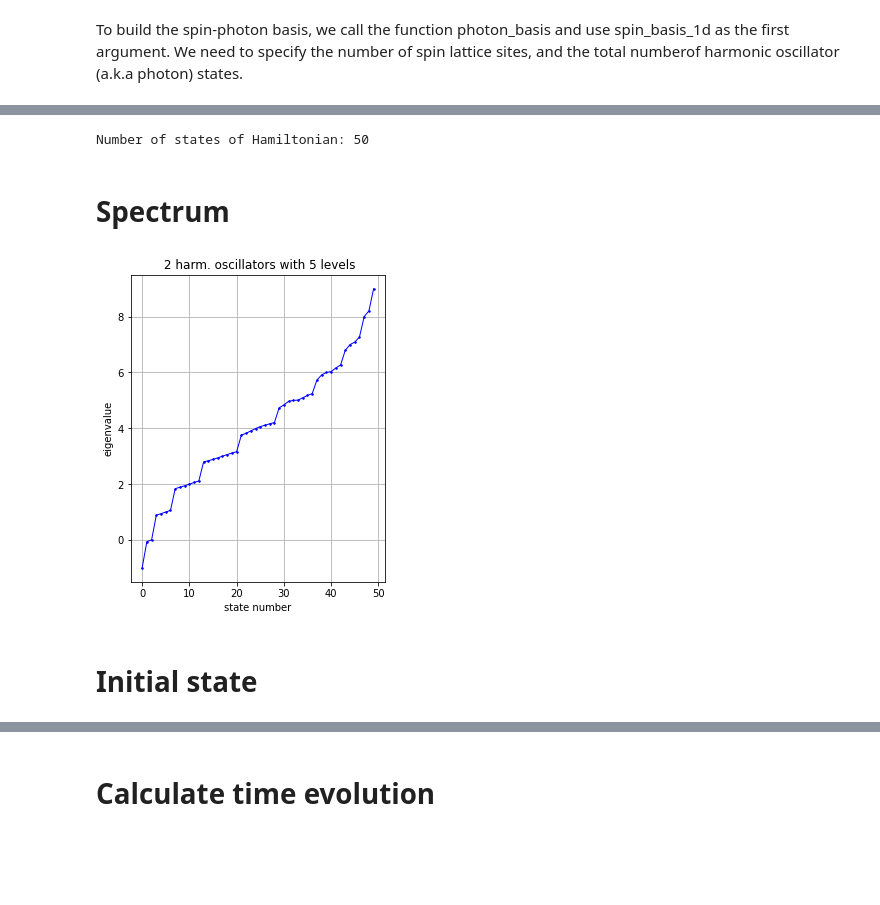
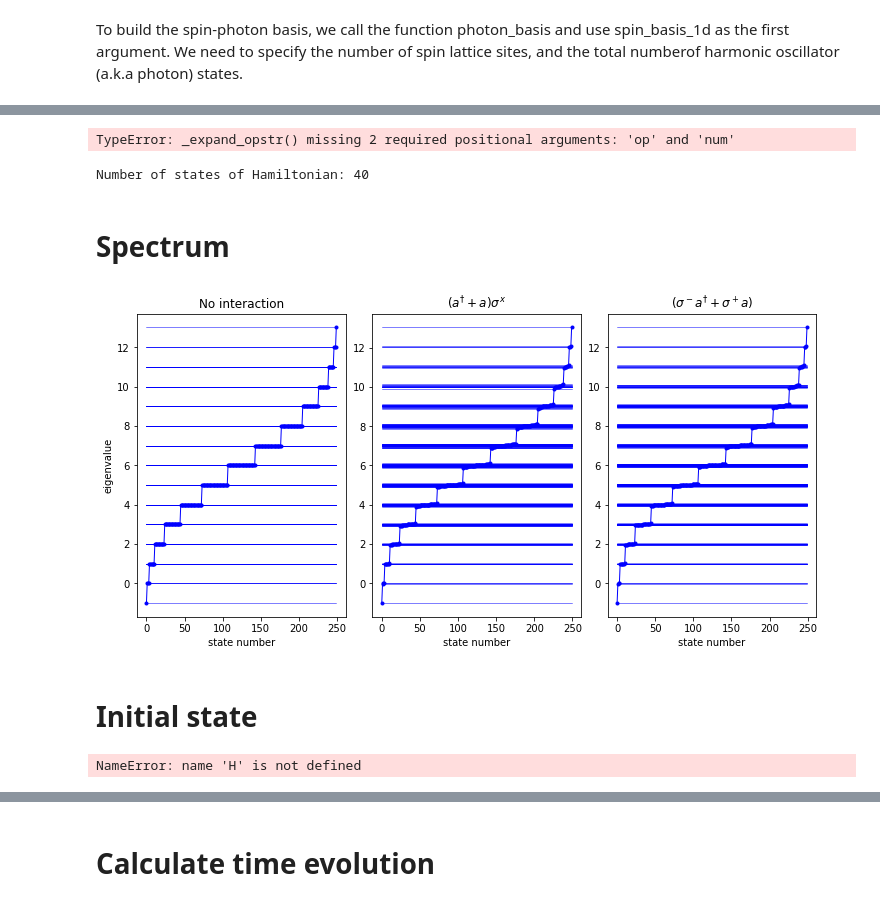
Before and after one commit to anastasiaGor/turbulence_data_notebooks, a Jupyter notebook: Atom-photon Hamiltonian/atom_multiple_photons.ipynb, the cells around one changed output, grey strips where cells are left out. Drawn from its saved outputs; the diff is of its cells as text; code cells hidden in the pictures; blank space fills up the shorter version.

```diff
--- a/Atom-photon Hamiltonian/atom_multiple_photons.ipynb
+++ b/Atom-photon Hamiltonian/atom_multiple_photons.ipynb
@@ -44,7 +45,9 @@ emit=[[A/(2.0*np.sqrt(N_ph_avg)),0,i] for i in range(N_osc)] # emission term
 To build the static operator list, we use the $|$ symbol in the operator string to distinguish the spin and photon operators: spin operators always come to the left of the $|$-symbol,  while photon operators - to the right. For convenience, the identity operator $I$ can be omitted, suchthat $I|n$ is the same as $|n$, and $z|I$ is equivalent to $z|$, respectively. The dynamic list is empty since the spin-photon Hamiltonian is time-independent.
 # %%
 # define static and dynamics lists
-static=[["|+-",ph_energy],["+|-",absorb],["-|+",emit],["z|",at_energy]]
+static_no_interaction=[["|n",ph_energy],["z|",at_energy]]
+static_rotating_wave=[["|n",ph_energy],["+|-",absorb],["-|+",emit],["z|",at_energy]]
+static_full=[["|n",ph_energy],["x|-",absorb],["x|+",emit],["z|",at_energy]]
 dynamic=[]
 # %% [markdown]
 To build the spin-photon basis, we call the function photon_basis and use spin_basis_1d as the first argument. We need to specify the number of spin lattice sites, and the total numberof harmonic oscillator (a.k.a photon) states.
@@ -51,7 +75,7 @@ To build the spin-photon basis, we call the function photon_basis and use spin_b
 # %%
 # compute atom-photon basis
 #basis_photon_particle=photon_basis(spin_basis_1d, L=1, Nph=L_lev)
-basis_osc=boson_basis_1d(L=N_osc,sps=N_lev)
+basis_osc = boson_basis_1d(L=N_osc,Nb={4,5})
 basis_spin = spin_basis_1d(L=1, pauli=-1)
 basis = tensor_basis(basis_spin,basis_osc)
 print(basis)
@@ -76,27 +121,40 @@ array index   /   Fock state   /   integer repr.
+# %%
+basis._expand_opstr()
+# %% [output]
+TypeError: _expand_opstr() missing 2 required positional arguments: 'op' and 'num'
 # %%
 # compute atom-photon Hamiltonian H
-H=hamiltonian(static,dynamic,dtype=np.float64, basis=basis, check_symm=False, check_pcon=False, check_herm=False)
+H_no_interaction=hamiltonian(static_no_interaction,dynamic,dtype=np.float64, basis=basis, check_symm=False, check_pcon=False, check_herm=False)
+H_full=hamiltonian(static_full,dynamic,dtype=np.float64, basis=basis, check_symm=False, check_pcon=False, check_herm=False)
+H_rotating_wave=hamiltonian(static_rotating_wave,dynamic,dtype=np.float64, basis=basis, check_symm=False, check_pcon=False, check_herm=False)
 # %%
-print('Number of states of Hamiltonian:', H.Ns)
+print('Number of states of Hamiltonian:', H_rotating_wave.Ns)
 # %% [output]
-Number of states of Hamiltonian: 50
+Number of states of Hamiltonian: 40
 # %% [markdown]
 # Spectrum
 # %%
 # calculate entire spectrum only
-eigenvalues = H.eigvalsh()
+eigenvalues_H_no_interaction=H_no_interaction.eigvalsh()
+eigenvalues_H_full=H_full.eigvalsh()
+eigenvalues_H_rotating_wave=H_rotating_wave.eigvalsh()
 # %%
 ##### plot spectra
-fig, ax = plt.subplots(nrows=1, ncols=1, constrained_layout=True,figsize=(4,5))
-x = np.arange(H.Ns)
-#for level in x :
-#    ax.plot(x,np.full(H.Ns,eigenstates[level]), '-', color='silver', lw=0.3)
-ax.plot(x,eigenvalues, '.-', color='b', lw=1., ms=3)
-ax.set(xlabel='state number', ylabel='eigenvalue', title='%2.0i' % N_osc + ' harm. oscillators with%2.0i' %N_lev + ' levels')
-ax.grid(True)
+fig, ax = plt.subplots(nrows=1, ncols=3, constrained_layout=True,figsize=(10,5))
+x = np.arange(H_full.Ns)
+ax[0].plot(x,eigenvalues_H_no_interaction, '.-', color='b', lw=1.)
+ax[1].plot(x,eigenvalues_H_full, '.-', color='b', lw=1.)
+ax[2].plot(x,eigenvalues_H_rotating_wave, '.-', color='b', lw=1.)
+for level in x :
+    ax[0].plot(x,np.full(H_no_interaction.Ns,eigenvalues_H_no_interaction[level]), '-', color='b', lw=0.5)
+    ax[1].plot(x,np.full(H_full.Ns,eigenvalues_H_full[level]), '-', color='b', lw=0.5)
+    ax[2].plot(x,np.full(H_rotating_wave.Ns,eigenvalues_H_rotating_wave[level]), '-', color='b', lw=0.5)
+ax[0].set(title='No interaction', xlabel='state number', ylabel='eigenvalue'); ax[0].grid(False)
+ax[1].set(title='$(a^\dag+a)\sigma^x$', xlabel='state number'); ax[1].grid(False)
+ax[2].set(title='$(\sigma^- a^\dag+\sigma^+ a)$', xlabel='state number'); ax[1].grid(False)
 plt.show()
 # %% [output]
-[figure, old version]
+[figure, new version]
 # %% [markdown]
 # Initial state
 # %%
@@ -108,5 +166,7 @@ psi_ph_i=coherent_state(np.sqrt(100/2),100+1)
 E,psi_0 = H.eigsh(k=1,sigma=4)
 psi_0 = psi_0.reshape((-1,))
 #print(psi_0)
+# %% [output]
+NameError: name 'H' is not defined
 # %%
 N_lev*N_osc/1.5
```
Also changed, not shown: parts of 10 cells of this notebook, 2 other files.
